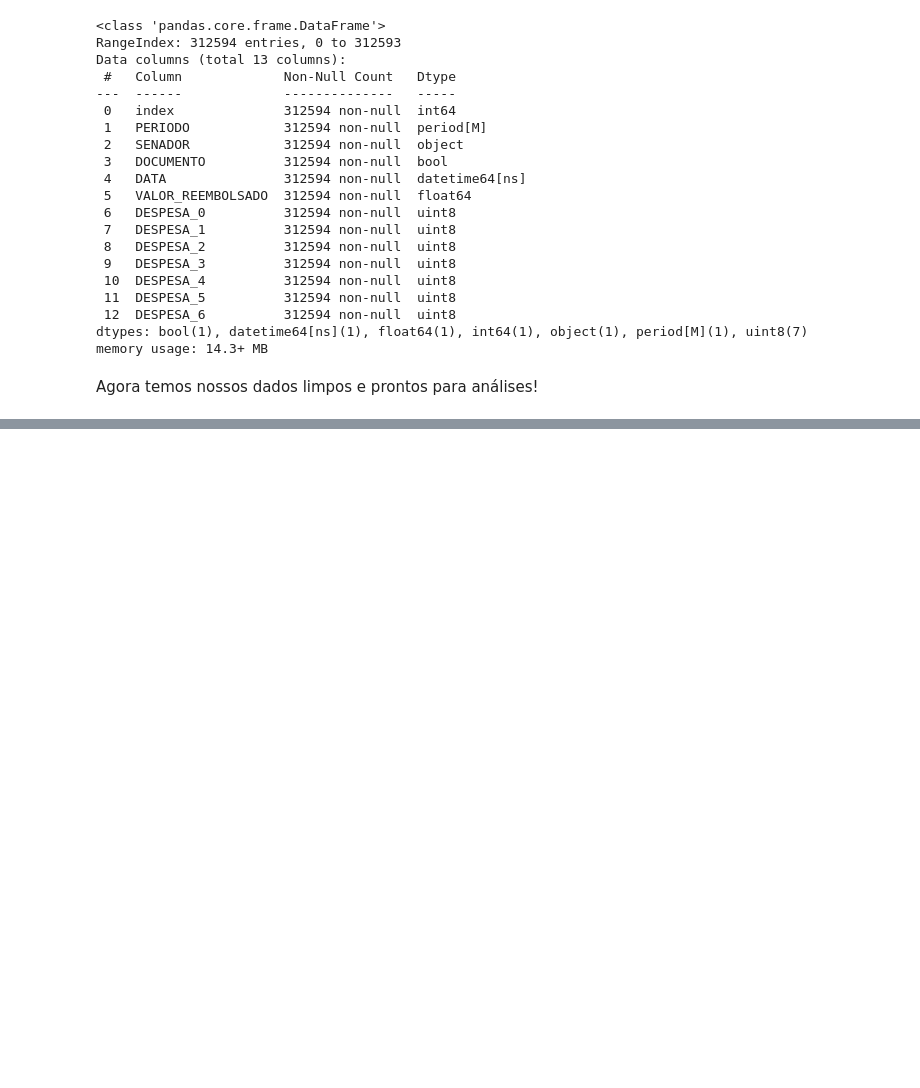
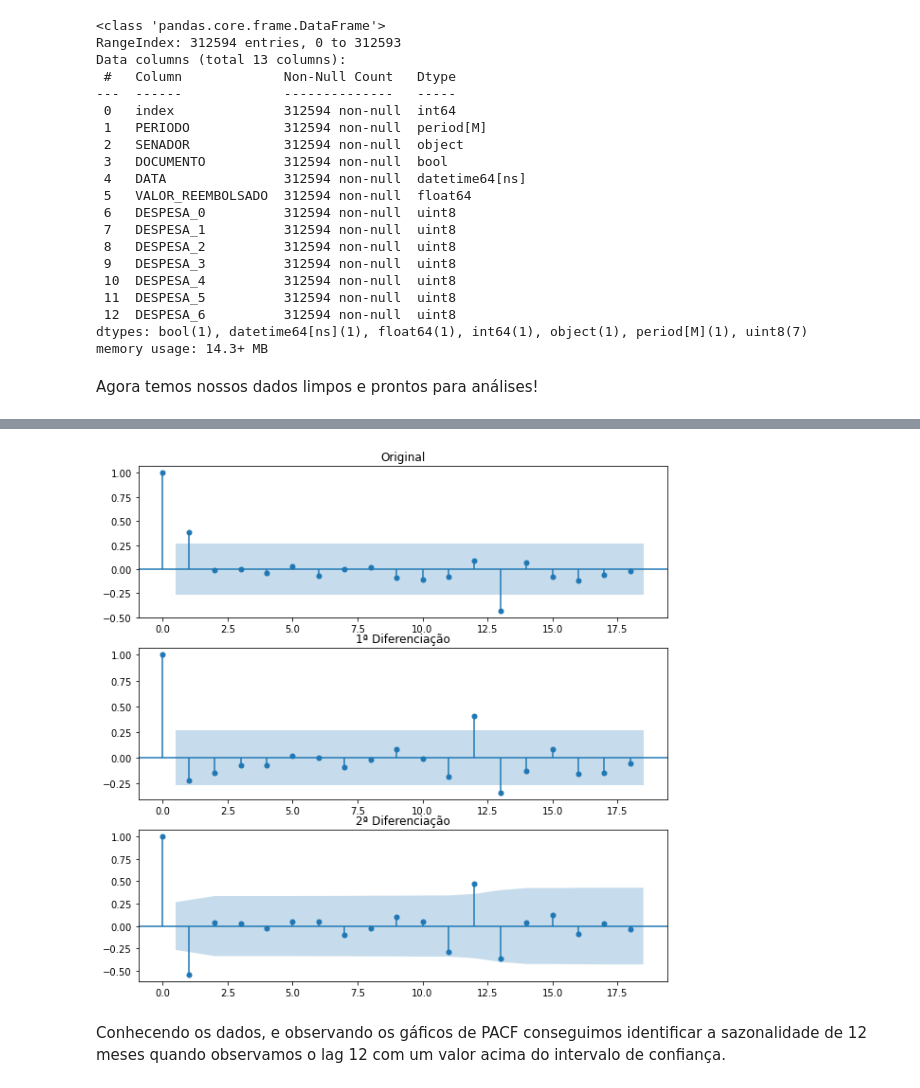
Before and after one commit to ThaisBee/CEAPS, a Jupyter notebook: CEAPS.ipynb, the cells around one changed output, grey strips where cells are left out. Drawn from its saved outputs; the diff is of its cells as text; code cells hidden in the pictures; blank space fills up the shorter version.

```diff
--- a/CEAPS.ipynb
+++ b/CEAPS.ipynb
@@ -713,9 +695,0 @@ plotarACF(y,y.diff().dropna())
-# %%
-def plotarPACF(y1,y2):
-    fig = plt.figure(figsize=(10,10))
-    ax1 = fig.add_subplot(311)#3 linhas, 1 coluna, graph 1
-    fig = plot_pacf(y1,ax=ax1,title='Original')
-    ax2 = fig.add_subplot(312)#3 linhas, 1 coluna, graph 2
-    fig = plot_pacf(y2,ax=ax2,title='1ª Diferenciação')
-    plt.show()
-plotarPACF(y,y.diff().dropna());#ponto e virgula para aparece apenas um resultado
@@ -922,0 +720,15 @@ rmse.mean()/10**6
+# %%
+def plotarPACF(y1,y2,y3):
+    fig = plt.figure(figsize=(10,10))
+    ax1 = fig.add_subplot(311)#3 linhas, 1 coluna, graph 1
+    fig = plot_pacf(y1,ax=ax1,title='Original')
+    ax2 = fig.add_subplot(312)#3 linhas, 1 coluna, graph 2
+    fig = plot_pacf(y2,ax=ax2,title='1ª Diferenciação')
+    ax3 = fig.add_subplot(313)#3 linhas, 1 coluna, graph 2
+    fig = plot_acf(y3,ax=ax3,title='2ª Diferenciação')
+    plt.show()
+plotarPACF(y,y.diff().dropna(),y.diff().diff().dropna())
+# %% [output]
+[figure, added]
+# %% [markdown]
+Conhecendo os dados, e observando os gáficos de PACF conseguimos identificar a sazonalidade de 12 meses quando observamos o lag 12 com um valor acima do intervalo de confiança.
```
Also changed, not shown: parts of 61 cells of this notebook.
